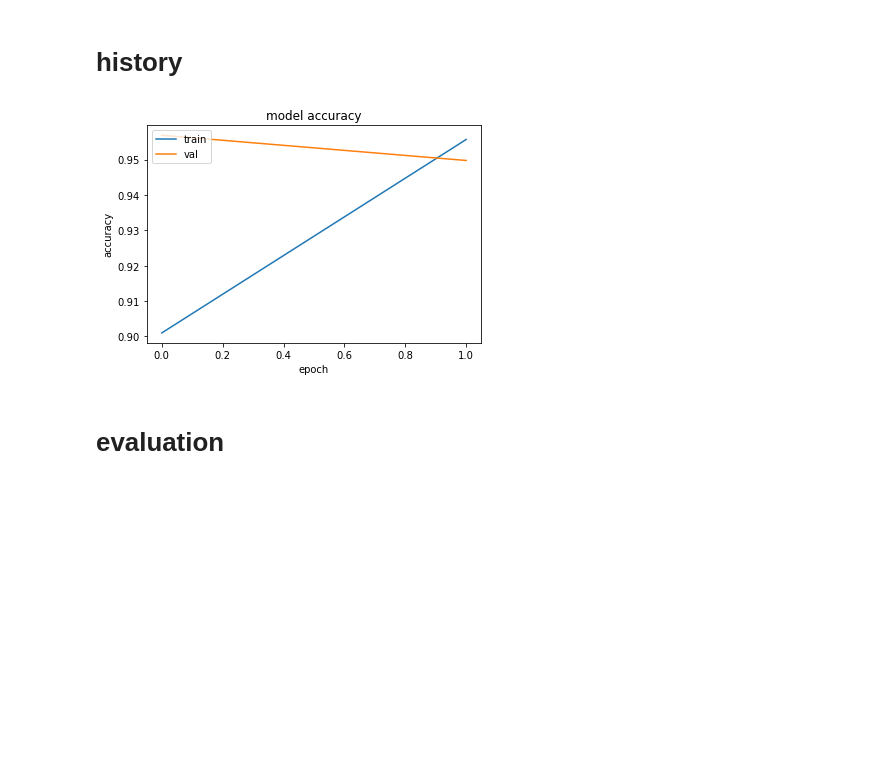
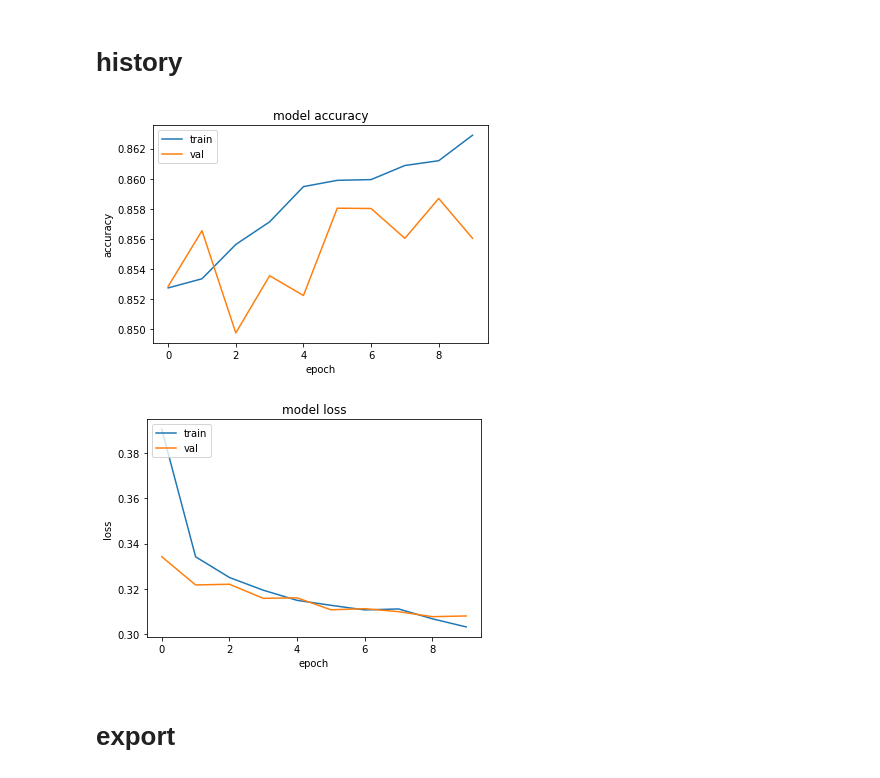
Before and after one commit to Stunkymonkey/emotion-analysis, a Jupyter notebook: excercise4/Named Entity Recognition.ipynb, the cells around one changed output. Drawn from its saved outputs; the diff is of its cells as text; code cells hidden in the pictures; blank space fills up the shorter version.

```diff
--- a/excercise4/Named Entity Recognition.ipynb
+++ b/excercise4/Named Entity Recognition.ipynb
@@ -27,7 +34,7 @@ WARNING:root:Limited tf.summary API due to missing TensorBoard installation.
 df = pd.read_json("emotion-rl-corpora-DO-NOT-SHARE.jsonl", lines = True)
 # %%
 # remove unused columns
-df = df.drop(columns=['id', 'text', 'emotions', 'meta', 'steps', 'tags', 'annotation-offsets', 'split', 'extra'])
+df = df.drop(columns=['text', 'emotions', 'meta', 'steps', 'tags', 'annotation-offsets', 'split', 'extra'])
 # make json to column
 df = df.join(df['annotations'].apply(pd.Series))
 # remove created unused columns
@@ -84,6 +99,9 @@ def tokenize(sentences, tokenizer):
 # %%
 input_ids, input_masks, _ = tokenize(X_train, tokenizer)
 test_input_ids, test_input_masks, _ = tokenize(X_test, tokenizer)
+# %%
+y_train = to_categorical(y_train, num_classes=3)
+y_test = to_categorical(y_test, num_classes=3)
 # %% [markdown]
 # train
 # %%
@@ -95,29 +113,25 @@ input_ids_in = Input(shape=(maxlen,), name='input_token', dtype='int32')
 input_masks_in = Input(shape=(maxlen,), name='masked_token', dtype='int32')
 
 embedding_layer = transformer_model(input_ids_in, attention_mask=input_masks_in)[0]
-#cls_token = embedding_layer[:,0,:]
-x = Bidirectional(LSTM(units=256, return_sequences=True,
-                       recurrent_dropout=0.2, dropout=0.2))(embedding_layer)
-x_rnn = Bidirectional(LSTM(units=256, return_sequences=True,
-                           recurrent_dropout=0.2, dropout=0.2))(x)
-x = add([x, x_rnn])  # residual connection to the first biLSTM
+x = Bidirectional(LSTM(units=64, return_sequences=True, recurrent_dropout=0.2, dropout=0.2))(embedding_layer)
+x_rnn = Bidirectional(LSTM(units=64, return_sequences=True, recurrent_dropout=0.2, dropout=0.2))(x)
+x = add([x, x_rnn]) # residual connection to the first biLSTM
 out = TimeDistributed(Dense(3, activation="softmax"))(x)
 
 model = Model(inputs=[input_ids_in, input_masks_in], outputs = out)
 optimizer = Adam(learning_rate=0.0005)
-#optimizer = RMSprop(learning_rate=0.0001)
-model.compile(optimizer=optimizer, loss="sparse_categorical_crossentropy", metrics=["accuracy"])
+model.compile(optimizer=optimizer, loss="categorical_crossentropy", metrics=["accuracy"])
 
 print(model.summary())
 
 history = model.fit((input_ids, input_masks),
                     y_train,
-                    epochs=2, # 10
-                    batch_size=200,
+                    epochs=10,
+                    batch_size=32,
                     validation_data=((test_input_ids, test_input_masks),y_test),
                     callbacks=[
                         ReduceLROnPlateau(monitor='accuracy',
-                                          patience=10,
+                                          patience=3,
                                           verbose=1,
                                           factor=0.9,
                                           min_lr=0.00001)
@@ -196,21 +210,28 @@ To silence this warning, decorate the function with @tf.autograph.experimental.d
 # %% [markdown]
 # history
 # %%
-import pandas as pd
 import matplotlib.pyplot as plt
 
-hist = pd.DataFrame(history.history)
-
-# plt.figure(figsize=(12,12))
-plt.plot(hist["accuracy"])
-plt.plot(hist["val_accuracy"])
+# summarize history for accuracy
+plt.plot(history.history['accuracy'])
+plt.plot(history.history['val_accuracy'])
 plt.title('model accuracy')
+plt.ylabel('accuracy')
 plt.xlabel('epoch')
-plt.ylabel('accuracy')
 plt.legend(['train', 'val'], loc='upper left')
-plt.savefig("roberta-" + train_on + "-history.png",bbox_inches='tight',transparent=False, pad_inches=0.1,  dpi=300)
+plt.savefig("roberta-" + train_on + "-" + str(maxlen) +"-history-acc.png", transparent=False, pad_inches=0.1,  dpi=500)
 plt.show()
+# summarize history for loss
+plt.plot(history.history['loss'])
+plt.plot(history.history['val_loss'])
+plt.title('model loss')
+plt.ylabel('loss')
+plt.xlabel('epoch')
+plt.legend(['train', 'val'], loc='upper left')
+plt.savefig("roberta-" + train_on + "-" + str(maxlen) + "-history-loss.png", transparent=False, pad_inches=0.1,  dpi=500)
+plt.show()
 # %% [output]
-[figure, old version]
+[figure, new version]
+[figure, added]
 # %% [markdown]
-# evaluation
+# export
```
Also changed, not shown: parts of 14 cells of this notebook.
